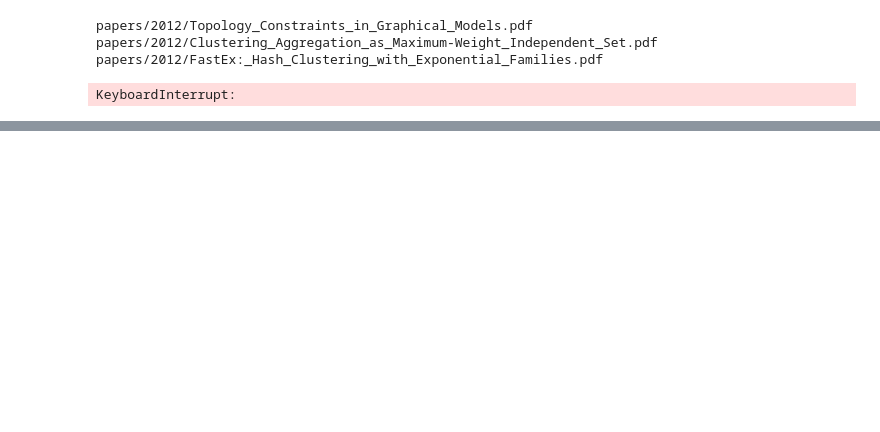
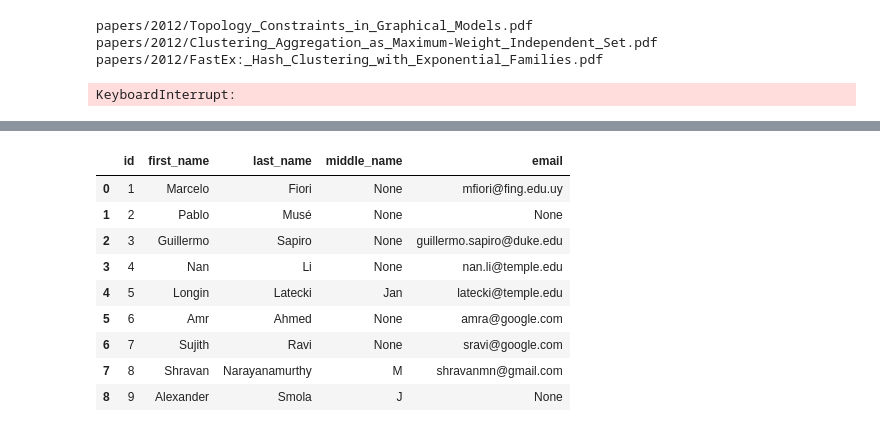
Before and after one commit to ameliemelo/crawling_project, a Jupyter notebook: testing.ipynb, the cells around one changed output, grey strips where cells are left out. Drawn from its saved outputs; the diff is of its cells as text; code cells hidden in the pictures; blank space fills up the shorter version.

Commit message:
setting up code for finalizing the scraping of author and ref info

```diff
--- a/testing.ipynb
+++ b/testing.ipynb
@@ -294,0 +304,23 @@ with open('dataset.json', 'r') as file:
+# %%
+# Connect to the SQLite database
+conn = sqlite3.connect('nips.db')  # Replace with the actual path to your SQLite database file
+
+# Query to select all rows from the 'your_table' table
+query = 'SELECT * FROM authors'
+
+# Use the connection and query to read data into a DataFrame
+df = pd.read_sql_query(query, conn)
+conn.close()
+# %%
+df.head(10)
+# %% [output]
+|  | id | first_name | last_name | middle_name | email |
+| 0 | 1 | Marcelo | Fiori | None | mfiori@fing.edu.uy |
+| 1 | 2 | Pablo | Musé | None | None |
+| 2 | 3 | Guillermo | Sapiro | None | guillermo.sapiro@duke.edu |
+| 3 | 4 | Nan | Li | None | nan.li@temple.edu |
+| 4 | 5 | Longin | Latecki | Jan | latecki@temple.edu |
+| 5 | 6 | Amr | Ahmed | None | amra@google.com |
+| 6 | 7 | Sujith | Ravi | None | sravi@google.com |
+| 7 | 8 | Shravan | Narayanamurthy | M | shravanmn@gmail.com |
+| 8 | 9 | Alexander | Smola | J | None |
```
Also changed, not shown: parts of 20 cells of this notebook, 8 other files.
